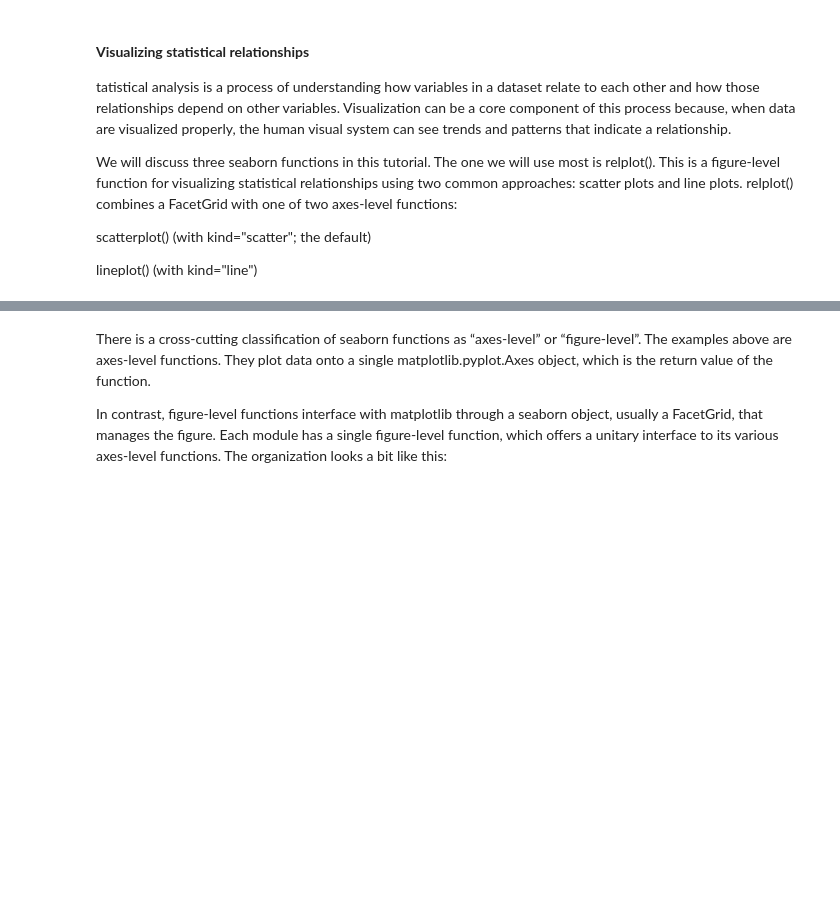
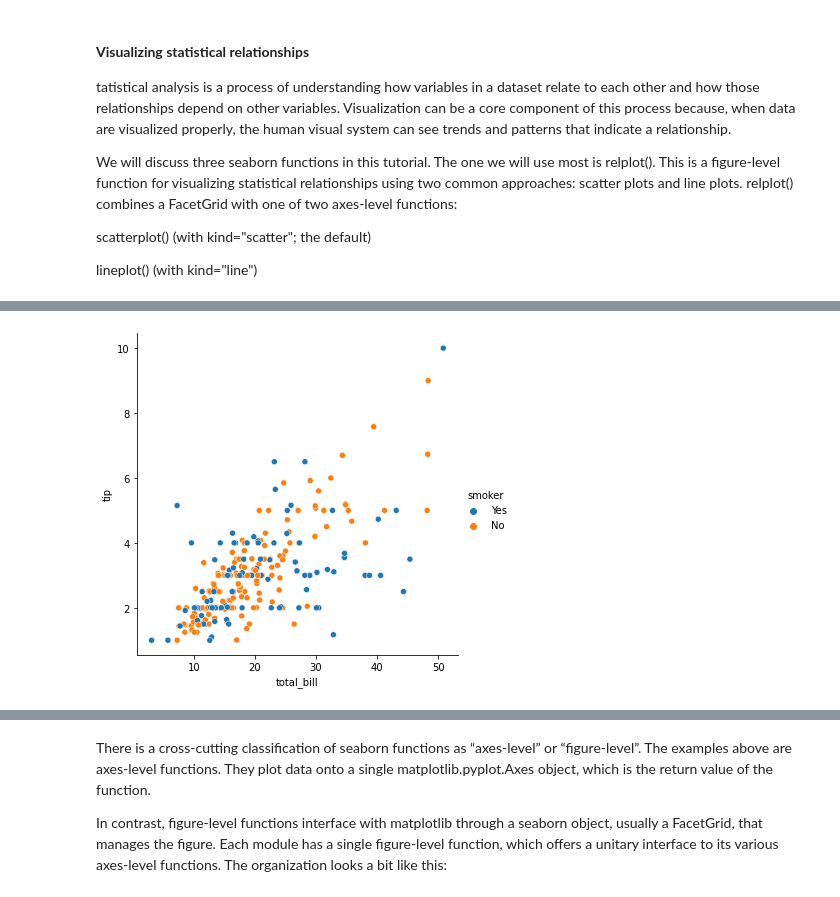
Before and after one commit to jahromi/TechTalk, a Jupyter notebook: python/notebooks/Seaborn.ipynb, the cells around one changed output, grey strips where cells are left out. Cells and saved outputs as stored; diff of their text form; code cells hidden in the pictures; blank space fills up the shorter version.

```diff
--- a/python/notebooks/Seaborn.ipynb
+++ b/python/notebooks/Seaborn.ipynb
@@ -181,0 +194,4 @@ lineplot() (with kind="line")
+# %%
+sns.relplot(x="total_bill", y="tip", hue="smoker", data=tips);
+# %% [output]
+[figure, added]
```
Also changed, not shown: parts of 32 cells of this notebook.
